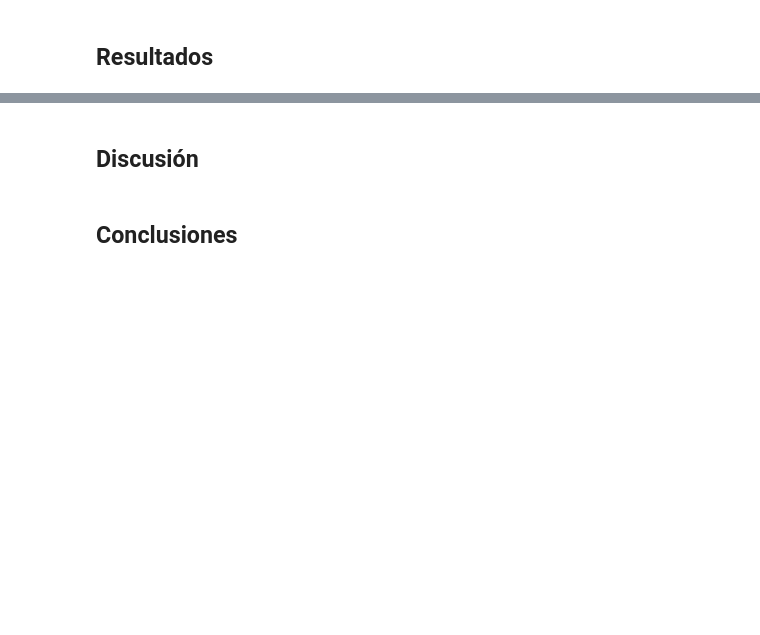
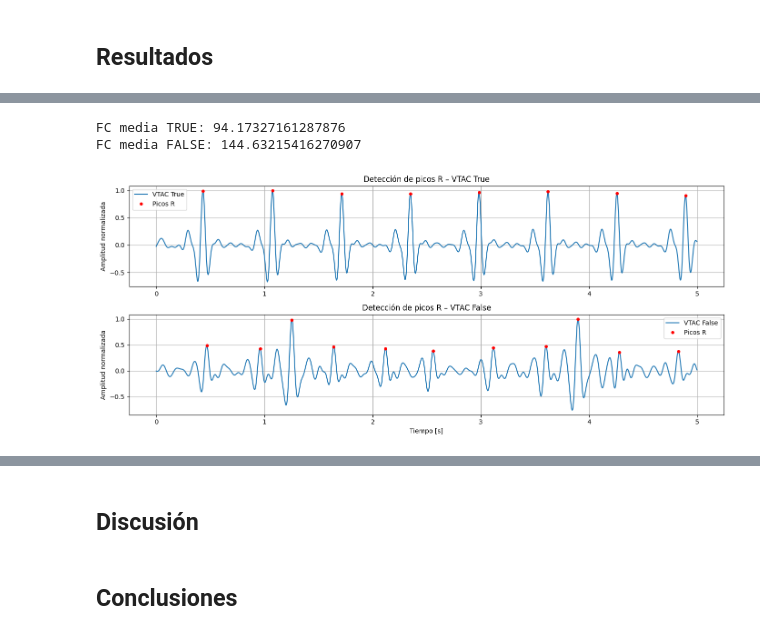
Before and after one commit to aguspaolini/aps-Paolini-Rosso, a Jupyter notebook: Trabajo Final.ipynb, the cells around one changed output, grey strips where cells are left out. Saved outputs shown, nothing was run; the diff lists cells and outputs as text; code cells hidden in the pictures; blank space fills up the shorter version.

```diff
--- a/Trabajo Final.ipynb
+++ b/Trabajo Final.ipynb
@@ -133,0 +182,56 @@ rr_false, fc_false = analizar_y_graficar(ecg_false, fs, "VT falsa")
+# %%
+def detectar_picos_R(ecg_f, fs):
+    """
+    Detección simple de picos tipo R.
+    Usa distancia mínima fisiológica entre latidos.
+    """
+    distancia_min = int(0.25 * fs)  # 240 bpm máximo
+    picos, _ = find_peaks(ecg_f, distance=distancia_min, height=0.3)
+    return picos
+
+def calcular_rr_fc(picos, fs):
+    rr = np.diff(picos) / fs          # RR en segundos
+    fc = 60 / rr                      # FC en bpm
+    return rr, fc
+
+# ============================
+# DETECCIÓN DE PICOS
+picos_true = detectar_picos_R(ecg_vtac_true_n, fs)
+picos_false = detectar_picos_R(ecg_vtac_false_n, fs)
+
+# RR y FC
+rr_true, fc_true = calcular_rr_fc(picos_true, fs)
+rr_false, fc_false = calcular_rr_fc(picos_false, fs)
+
+print("FC media TRUE:", np.mean(fc_true))
+print("FC media FALSE:", np.mean(fc_false))
+
+plt.figure(figsize=(14,6))
+
+# -------- VTAC TRUE --------
+plt.subplot(2,1,1)
+plt.plot(t_vtac, ecg_vtac_true_n, label="VTAC True")
+plt.plot(t_vtac[picos_true], ecg_vtac_true_n[picos_true],
+         'ro', markersize=4, label="Picos R")
+plt.title("Detección de picos R – VTAC True")
+plt.ylabel("Amplitud normalizada")
+plt.legend()
+plt.grid(True)
+
+# -------- VTAC FALSE --------
+plt.subplot(2,1,2)
+plt.plot(t_vtac, ecg_vtac_false_n, label="VTAC False")
+plt.plot(t_vtac[picos_false], ecg_vtac_false_n[picos_false],
+         'ro', markersize=4, label="Picos R")
+plt.title("Detección de picos R – VTAC False")
+plt.xlabel("Tiempo [s]")
+plt.ylabel("Amplitud normalizada")
+plt.legend()
+plt.grid(True)
+
+plt.tight_layout()
+plt.show()
+# %% [output]
+FC media TRUE: 94.17327161287876
+FC media FALSE: 144.63215416270907
+[figure, added]
```
Also changed, not shown: parts of 15 cells of this notebook, 1 other file.
